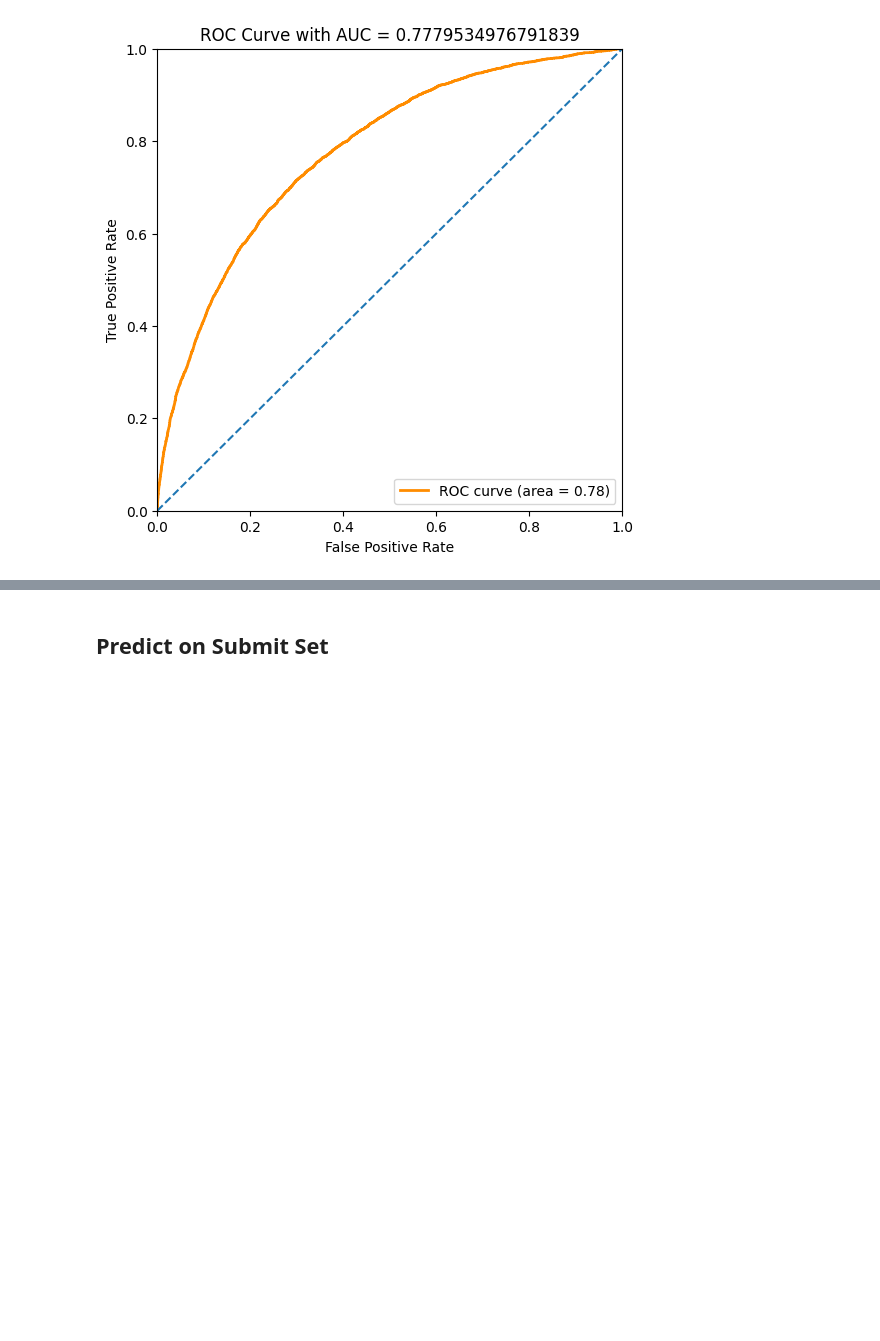
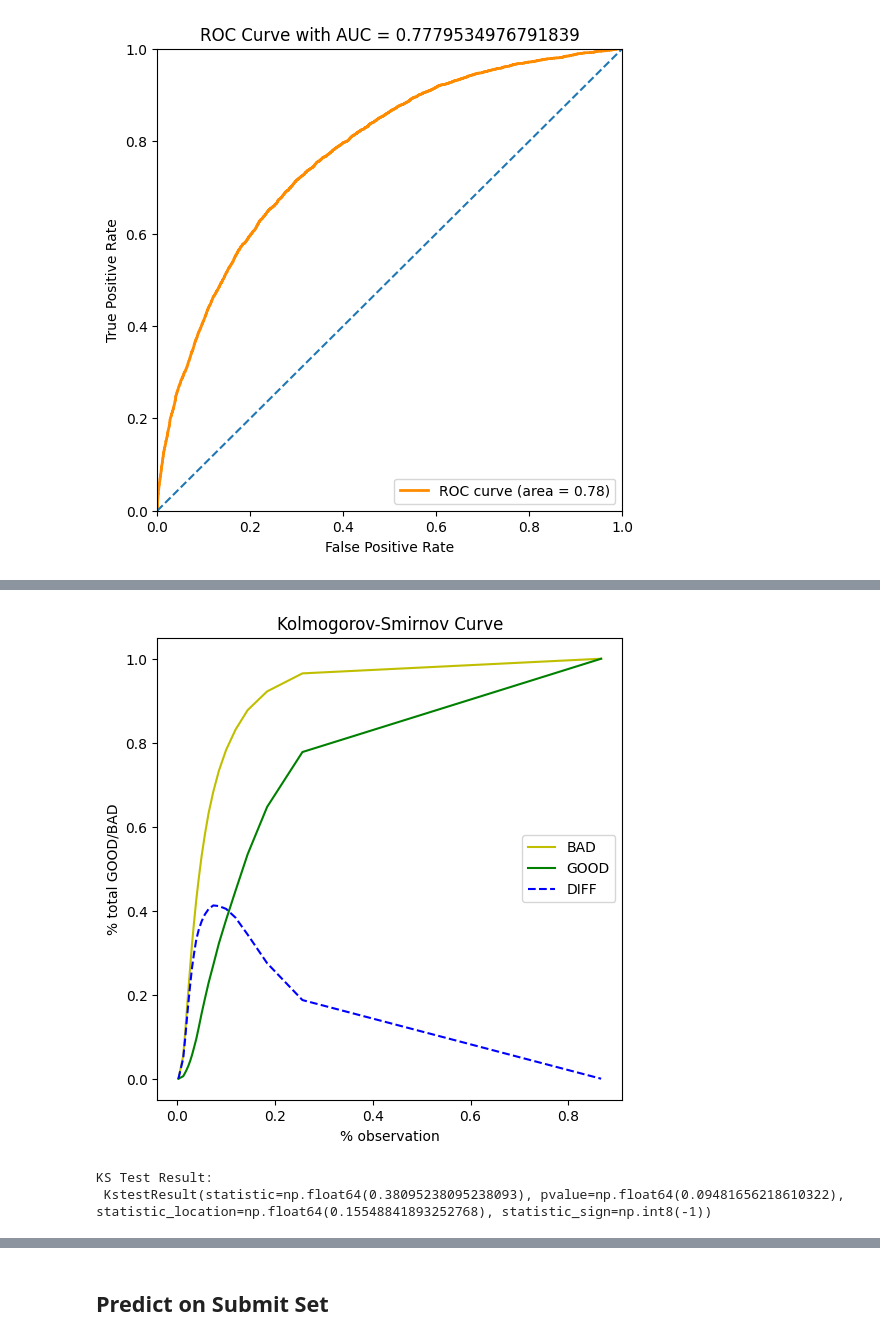
Before and after one commit to hng0810/homecredit-pd, a Jupyter notebook: notebook/2_final_model_and_validate.ipynb, the cells around one changed output, grey strips where cells are left out. Cells and saved outputs as stored; diff of their text form; code cells hidden in the pictures; blank space fills up the shorter version.

```diff
--- a/notebook/2_final_model_and_validate.ipynb
+++ b/notebook/2_final_model_and_validate.ipynb
@@ -142,3 +160,44 @@ current_datetime = datetime.now().strftime('%y-%m-%d_%H-%M-%S')
 # Export y_test and preds to csv
 y_test_preds = pd.DataFrame({'y_test': y_test, 'preds': preds})
 y_test_preds.to_csv(f'../log/preds/{current_datetime}_predictions.csv', index=False)
+# %%
+def _KM(y_pred, n_bins):
+    _, thresholds = pd.qcut(y_pred, q=n_bins, retbins=True)
+    cmd_BAD = []
+    cmd_GOOD = []
+    BAD_id = set(np.where(y_test == 0)[0])
+    GOOD_id = set(np.where(y_test == 1)[0])
+    total_BAD = len(BAD_id)
+    total_GOOD = len(GOOD_id)
+    for thres in thresholds:
+      pred_id = set(np.where(y_pred <= thres)[0])
+      # Đếm % số lượng hồ sơ BAD có xác suất dự báo nhỏ hơn hoặc bằng thres
+      per_BAD = len(pred_id.intersection(BAD_id))/total_BAD
+      cmd_BAD.append(per_BAD)
+      # Đếm % số lượng hồ sơ GOOD có xác suất dự báo nhỏ hơn hoặc bằng thres
+      per_GOOD = len(pred_id.intersection(GOOD_id))/total_GOOD
+      cmd_GOOD.append(per_GOOD)
+    cmd_BAD = np.array(cmd_BAD)
+    cmd_GOOD = np.array(cmd_GOOD)
+    return cmd_BAD, cmd_GOOD, thresholds
+
+cmd_BAD, cmd_GOOD, thresholds = _KM(preds, n_bins=20)
+
+def _plot_KM(cmd_BAD, cmd_GOOD, thresholds):
+    plt.figure(figsize = (6, 6))
+    plt.plot(thresholds, cmd_BAD, 'y-', label = 'BAD')
+    plt.plot(thresholds, cmd_GOOD, 'g-', label = 'GOOD')
+    plt.plot(thresholds, cmd_BAD-cmd_GOOD, 'b--', label = 'DIFF')
+    plt.xlabel('% observation')
+    plt.ylabel('% total GOOD/BAD')
+    plt.title('Kolmogorov-Smirnov Curve')
+    plt.legend()
+
+_plot_KM(cmd_BAD, cmd_GOOD, thresholds)
+# %% [output]
+[figure, added]
+# %%
+print('KS Test Result:\n', stats.ks_2samp(cmd_BAD, cmd_GOOD))
+# %% [output]
+KS Test Result:
+ KstestResult(statistic=np.float64(0.38095238095238093), pvalue=np.float64(0.09481656218610322), statistic_location=np.float64(0.15548841893252768), statistic_sign=np.int8(-1))
```
Also changed, not shown: parts of 5 cells of this notebook, 8 other files.
